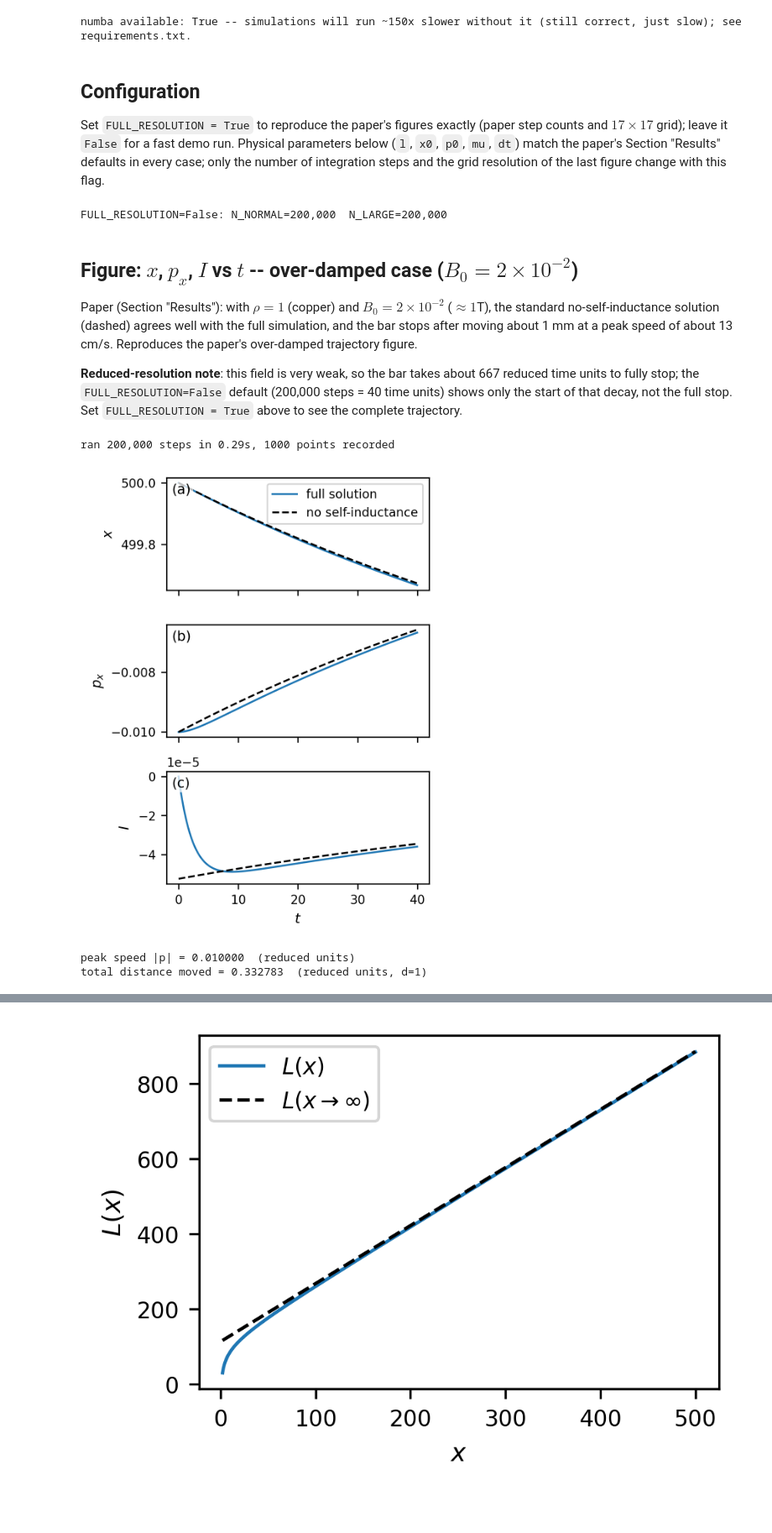
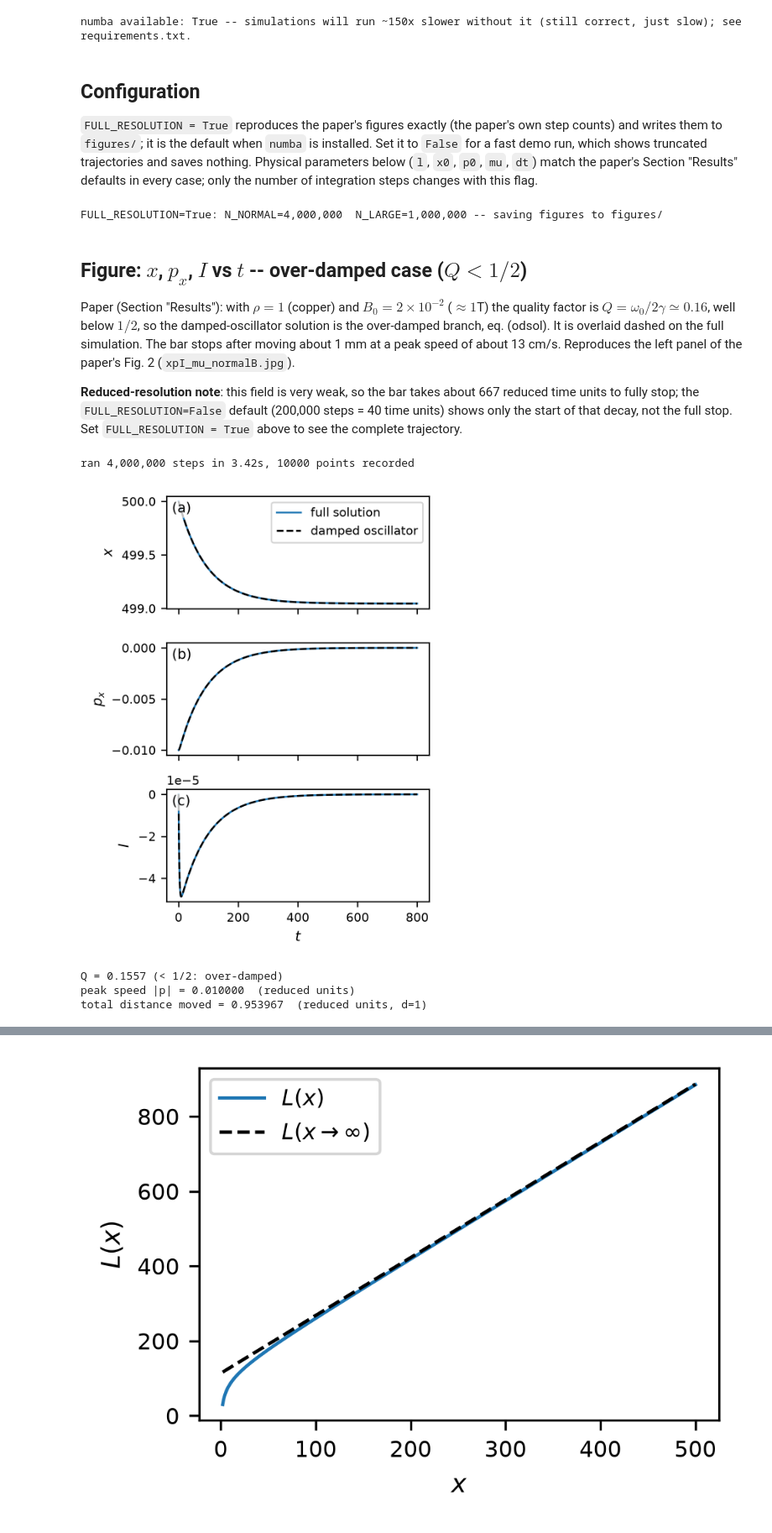
Before and after one commit to calvar/suppl2, a Jupyter notebook: notebook1_numerical_experiments.ipynb, the cells around one changed output, grey strips where cells are left out. Shown at 84% size. Drawn from its saved outputs; the diff is of its cells as text; code cells hidden in the pictures; blank space fills up the shorter version.

```diff
--- a/notebook1_numerical_experiments.ipynb
+++ b/notebook1_numerical_experiments.ipynb
@@ -37,56 +42,73 @@ numba available: True -- simulations will run ~150x slower without it (still cor
 # %% [markdown]
 ## Configuration
 
-Set `FULL_RESOLUTION = True` to reproduce the paper's figures exactly
-(paper step counts and $17\times17$ grid); leave it `False` for a fast
-demo run. Physical parameters below (`l`, `x0`, `p0`, `mu`, `dt`) match
-the paper's Section "Results" defaults in every case; only the number of
-integration steps and the grid resolution of the last figure change with
-this flag.
+`FULL_RESOLUTION = True` reproduces the paper's figures exactly (the
+paper's own step counts) and writes them to `figures/`; it is the default
+when `numba` is installed. Set it to `False` for a fast demo run, which
+shows truncated trajectories and saves nothing.
+Physical parameters below (`l`, `x0`, `p0`, `mu`, `dt`) match the paper's
+Section "Results" defaults in every case; only the number of integration
+steps changes with this flag.
 # %%
-FULL_RESOLUTION = False  # set True to reproduce the paper's figures exactly
+import os
+
+FULL_RESOLUTION = _jit.HAVE_NUMBA  # True reproduces (and saves) the paper's figures exactly
 
 # Paper defaults, Section "Results": mu0=1, l=100, x0=500, p0=-1e-2, dt=2e-4
 l, x0, p0, mu, dt, rho = 100.0, 500.0, -1.e-2, 1.0, 2.e-4, 1.0
 
 N_NORMAL = 4_000_000 if FULL_RESOLUTION else 200_000   # over-damped trajectory figure
-N_LARGE  = 1_000_000 if FULL_RESOLUTION else 200_000    # under-damped, energy, force-fit
+N_LARGE  = 1_000_000 if FULL_RESOLUTION else 200_000   # under-damped trajectory figure
 N_PRINT_NORMAL = 400 if FULL_RESOLUTION else 200
 N_PRINT_LARGE  = 20
 
-print(f"FULL_RESOLUTION={FULL_RESOLUTION}: N_NORMAL={N_NORMAL:,}  N_LARGE={N_LARGE:,}")
+# Figures are saved only at full resolution, under the paper's file names.
+FIG_DIR = 'figures'
+if FULL_RESOLUTION:
+    os.makedirs(FIG_DIR, exist_ok=True)
+
+def fig_path(name):
+    return os.path.join(FIG_DIR, name) if FULL_RESOLUTION else None
+
+print(f"FULL_RESOLUTION={FULL_RESOLUTION}: N_NORMAL={N_NORMAL:,}  N_LARGE={N_LARGE:,}",
+      f"-- saving figures to {FIG_DIR}/" if FULL_RESOLUTION else "-- figures not saved")
 # %% [output]
-FULL_RESOLUTION=False: N_NORMAL=200,000  N_LARGE=200,000
+FULL_RESOLUTION=True: N_NORMAL=4,000,000  N_LARGE=1,000,000 -- saving figures to figures/
 # %% [markdown]
-## Figure: $x$, $p_x$, $I$ vs $t$ -- over-damped case ($B_0=2\times10^{-2}$)
+## Figure: $x$, $p_x$, $I$ vs $t$ -- over-damped case ($Q<1/2$)
 
 Paper (Section "Results"): with $\rho=1$ (copper) and $B_0=2\times10^{-2}$
-($\approx1$T), the standard no-self-inductance solution (dashed) agrees
-well with the full simulation, and the bar stops after moving about
-1 mm at a peak speed of about 13 cm/s. Reproduces the paper's over-damped trajectory figure.
+($\approx1$T) the quality factor is $Q=\omega_0/2\gamma\simeq0.16$, well
+below $1/2$, so the damped-oscillator solution is the over-damped branch,
+eq. (odsol). It is overlaid dashed on the full simulation. The bar stops
+after moving about 1 mm at a peak speed of about 13 cm/s. Reproduces the
+left panel of the paper's Fig. 2 (`xpI_mu_normalB.jpg`).
 
 **Reduced-resolution note**: this field is very weak, so the bar takes about 667 reduced time units to fully stop; the `FULL_RESOLUTION=False` default (200,000 steps = 40 time units) shows only the start of that decay, not the full stop. Set `FULL_RESOLUTION = True` above to see the complete trajectory.
 # %%
 t0 = time.time()
 B_normal = 2.e-2
 x_n, p_n, I_n, F_n, K_n, Eb_n, Q_n = dynamics.verlet_integrate(
     x0, p0, l, B_normal, rho, dt, N_NORMAL, N_PRINT_NORMAL)
 x_n, p_n, I_n = np.array(x_n), np.array(p_n), np.array(I_n)
 t_n = N_PRINT_NORMAL * dt * np.arange(len(x_n))
 print(f"ran {N_NORMAL:,} steps in {time.time()-t0:.2f}s, {len(x_n)} points recorded")
 
-x_model_n = models.x_pos0(t_n, x0, p0, B_normal, rho, l)
-p_model_n = models.p_pos0(t_n, p0, B_normal, rho, l, x0)
-I_model_n = models.I_pos0(t_n, p0, B_normal, rho, l, x0)
+x_model_n, p_model_n, I_model_n = models.damped_oscillator(
+    t_n, x0, p0, B_normal, rho, l)
 
-fig = figures.plot_xpI(t_n, x_n, p_n, I_n, x_model_n, p_model_n, I_model_n)
+fig = figures.plot_xpI(t_n, x_n, p_n, I_n, x_model_n, p_model_n, I_model_n,
+                       save_path=fig_path('xpI_mu_normalB.jpg'))
 plt.show()
 
+Q_normal = models.quality_factor(l, x0, B_normal, rho)
+print(f"Q = {Q_normal:.4f} (< 1/2: over-damped)")
 print(f"peak speed |p| = {np.max(np.abs(p_n)):.6f}  (reduced units)")
 print(f"total distance moved = {x0 - x_n.min():.6f}  (reduced units, d=1)")
 # %% [output]
-ran 200,000 steps in 0.29s, 1000 points recorded
+ran 4,000,000 steps in 3.42s, 10000 points recorded
-[figure, old version]
+[figure, new version]
+Q = 0.1557 (< 1/2: over-damped)
 peak speed |p| = 0.010000  (reduced units)
-total distance moved = 0.332783  (reduced units, d=1)
+total distance moved = 0.953967  (reduced units, d=1)
 # %% [markdown]
```
Also changed, not shown: parts of 18 cells of this notebook, 11 other files.
